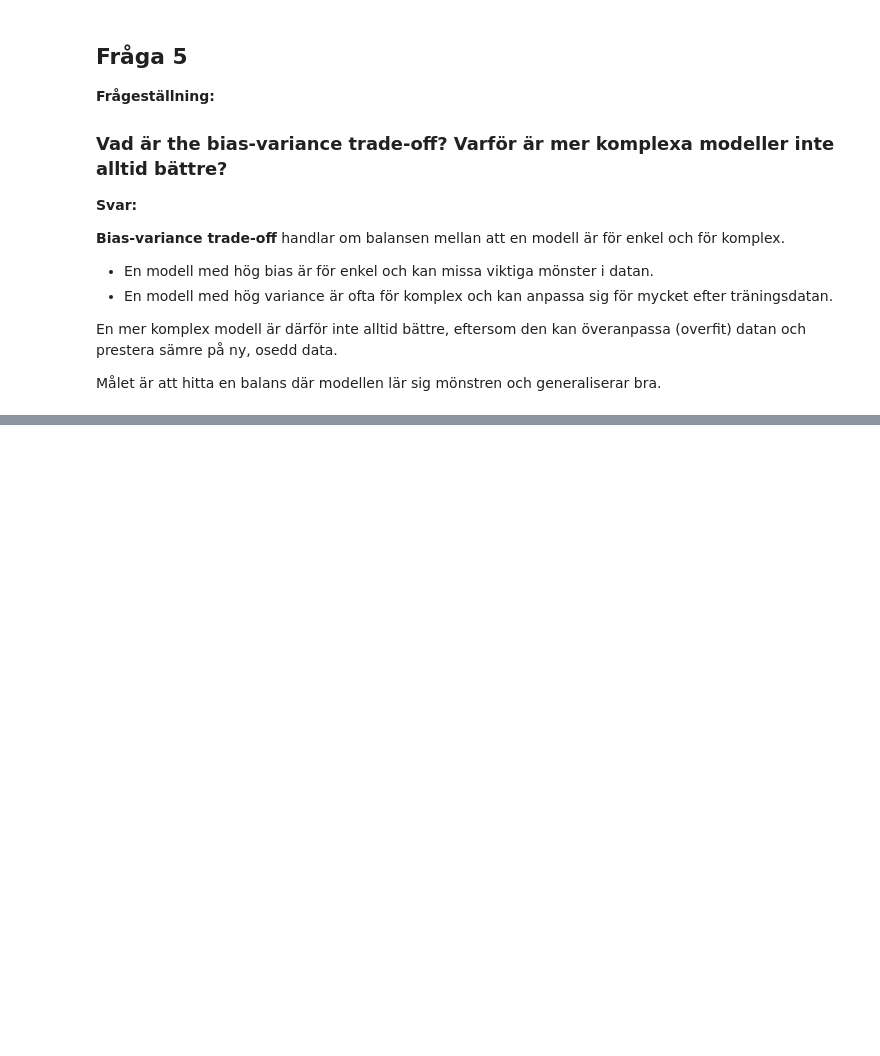
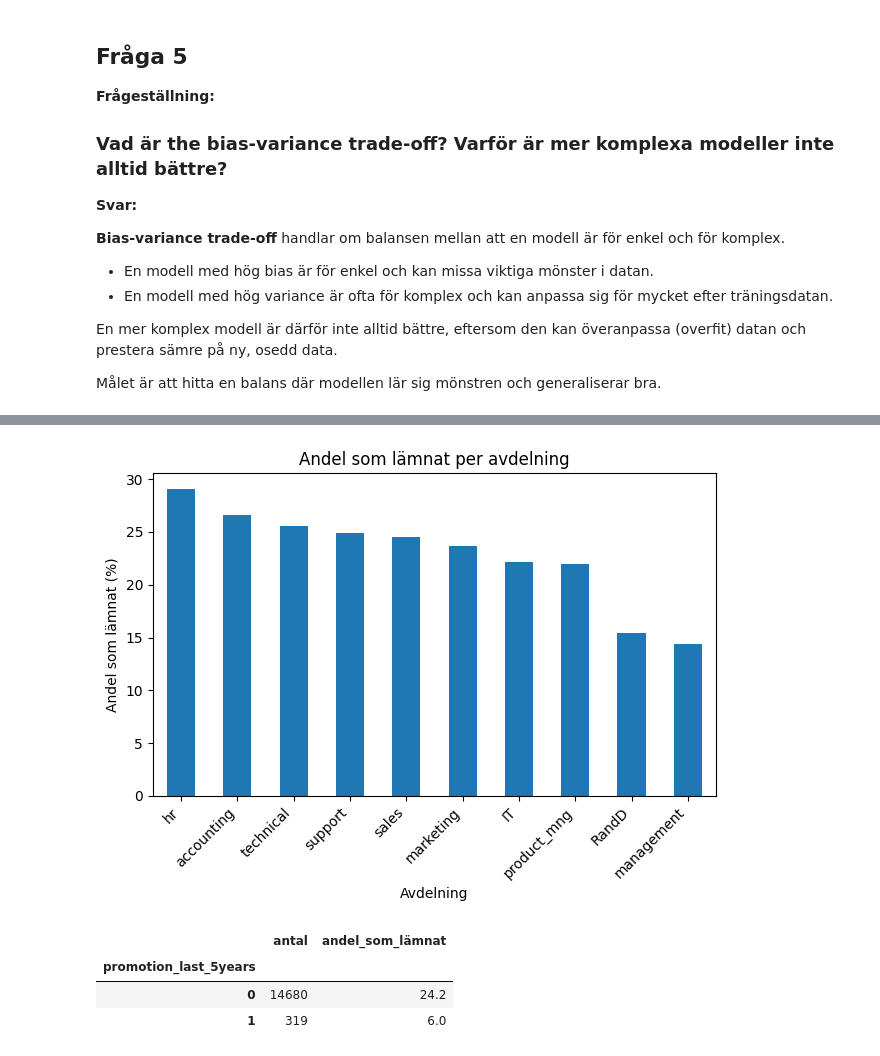
Before and after one commit to Mezea11/ai-ml-kurs-del-1, a Jupyter notebook: chapter_03_regression/chapter_03_regression.ipynb, the cells around one changed output, grey strips where cells are left out. Cells and saved outputs as stored; diff of their text form; code cells hidden in the pictures; blank space fills up the shorter version.

```diff
--- a/chapter_03_regression/chapter_03_regression.ipynb
+++ b/chapter_03_regression/chapter_03_regression.ipynb
@@ -221,0 +378,10 @@ Generellt gäller att mer komplexa modeller ofta är svårare att förklara.
+# %%
+turnover_department = (
+    df_hr.groupby("Department")["left"]
+    .mean()
+    .sort_values(ascending=False)
+    .mul(100)
+    .round(1)
+)
+
+turnover_department
@@ -221,0 +401,24 @@ Generellt gäller att mer komplexa modeller ofta är svårare att förklara.
+# %%
+turnover_department.plot(kind="bar")
+plt.title("Andel som lämnat per avdelning")
+plt.ylabel("Andel som lämnat (%)")
+plt.xlabel("Avdelning")
+plt.xticks(rotation=45, ha="right")
+plt.tight_layout()
+plt.show()
+# %% [output]
+[figure, added]
+# %%
+promotion_summary = (
+    df_hr.groupby("promotion_last_5years")["left"]
+    .agg(["count", "mean"])
+    .rename(columns={"count": "antal", "mean": "andel_som_lämnat"})
+)
+
+promotion_summary["andel_som_lämnat"] = (promotion_summary["andel_som_lämnat"] * 100).round(1)
+promotion_summary
+# %% [output]
+|  | antal | andel_som_lämnat |
+| promotion_last_5years |  |  |
+| 0 | 14680 | 24.2 |
+| 1 | 319 | 6.0 |
```
Also changed, not shown: parts of 55 cells of this notebook, 4 other files.
